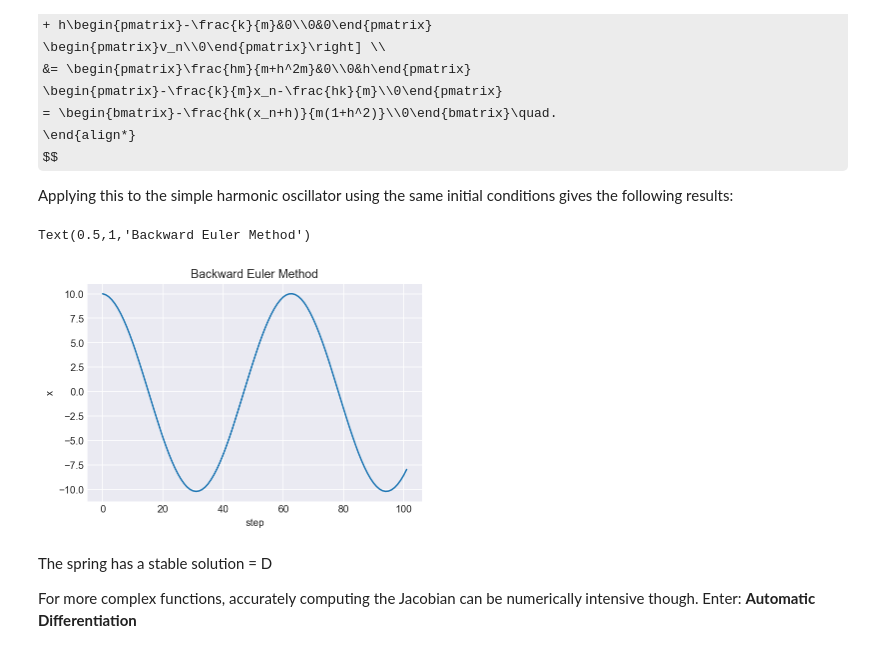
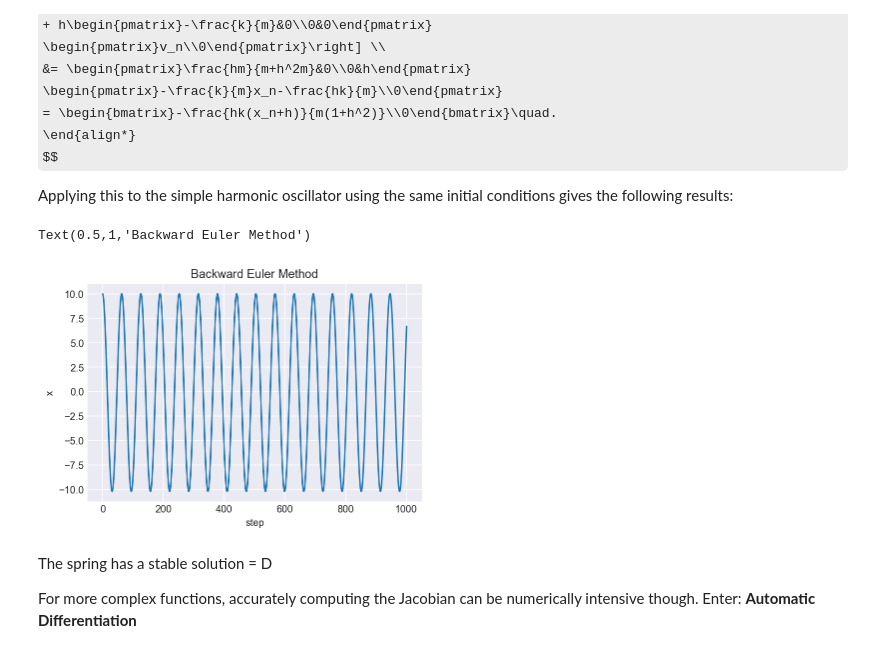
Before and after one commit to cs207-SpaceJam/cs207-FinalProject, a Jupyter notebook: docs/milestone1.ipynb, the cells around one changed output. Saved outputs shown, nothing was run; the diff lists cells and outputs as text; code cells hidden in the pictures; some formulas as TeX source.

```diff
--- a/docs/milestone1.ipynb
+++ b/docs/milestone1.ipynb
@@ -263,39 +264,39 @@ x_old = 10
 v_old = 0
 k = 1
 m = 1
-t_max = 10
+t_max = 100
 h = .1 # timestep
 
 xs = [x_old] # holds positions
 vs = [v_old] # holds veclocities
 
 # run simulation
 t = 0
 while t < t_max:
     # implicit Euler method
     delta_v = -h*k*(x_old + h) / (m * (1 + h**2))
     v_new = v_old + delta_v
     delta_x = h*v_new
     x_new = x_old + delta_x
 
-    # semi-implicit method? This seems to work pretty well
+    # Euler-Cromer (semi-implicit method)
     #v_new = v_old - h*(k/m)*x_old
     #x_new = x_old + h*v_new
 
     # update
     xs.append(x_new)
     vs.append(v_new)
     x_old = x_new
     v_old = v_new
     t += h
 
 plt.plot(xs)
 plt.xlabel('step')
 plt.ylabel('x')
 plt.title('Backward Euler Method')
 # %% [output]
 Text(0.5,1,'Backward Euler Method')
-[figure, old version]
+[figure, new version]
 # %% [markdown]
 The spring has a stable solution = D
 
```
Also changed, not shown: parts of 4 cells of this notebook.
